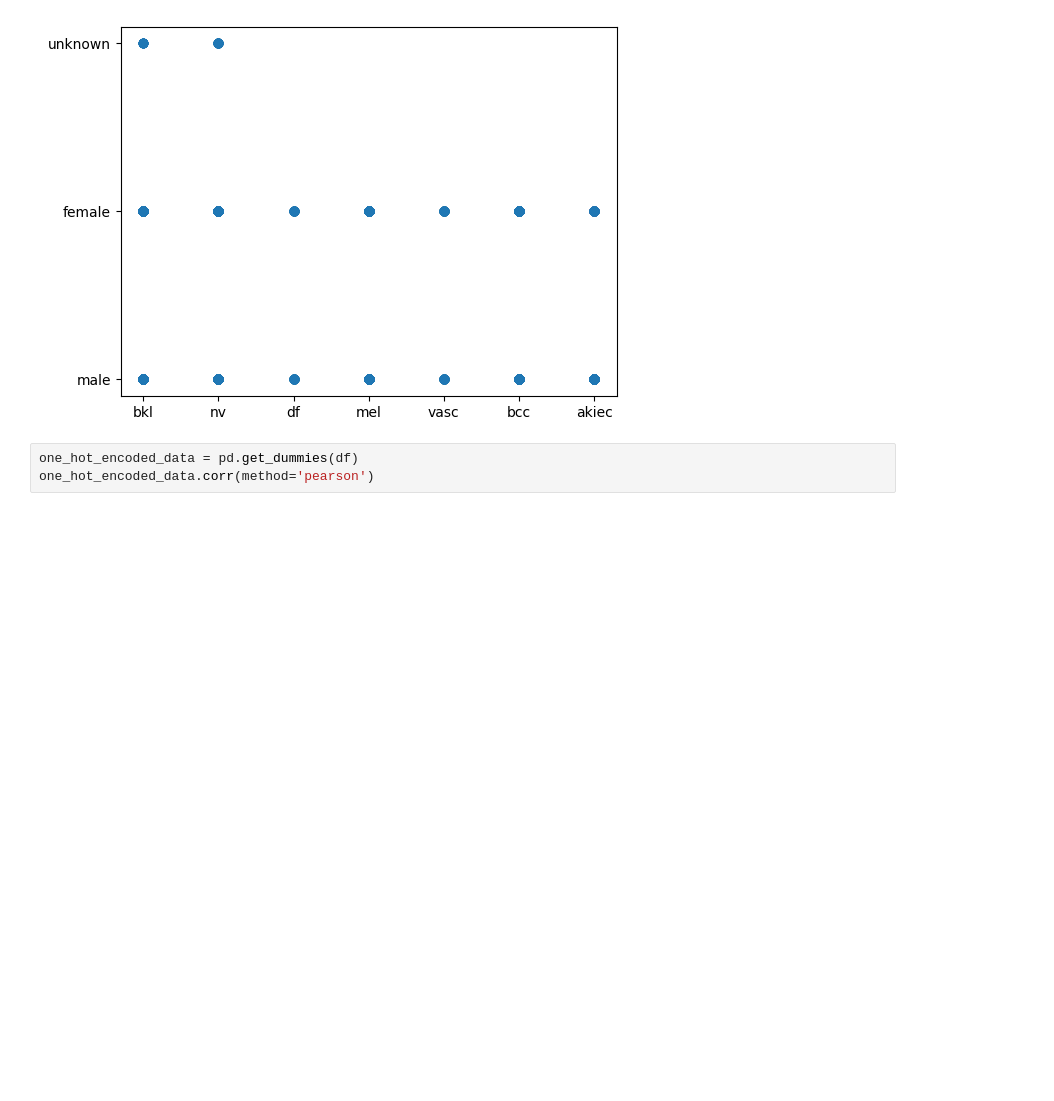
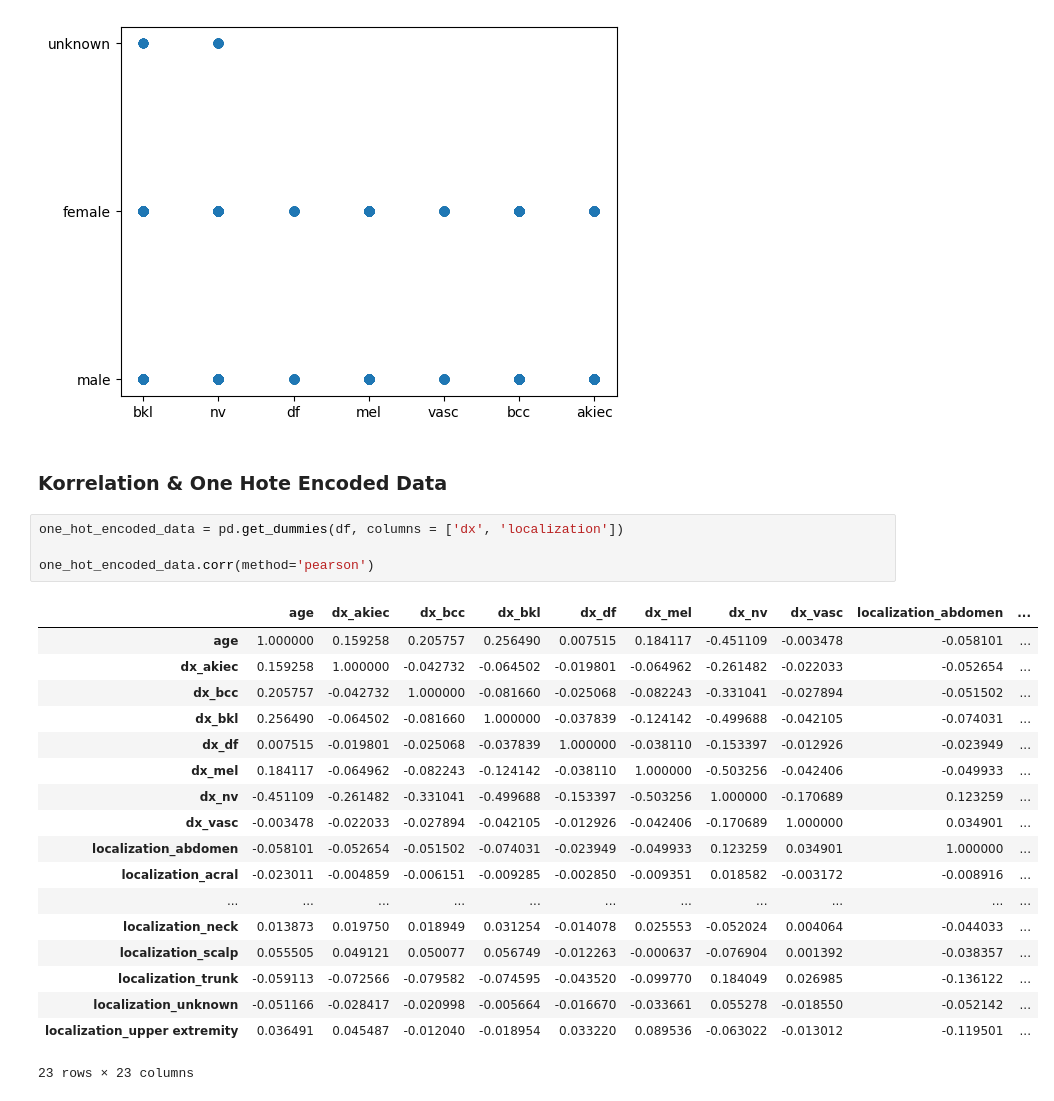
Before and after one commit to Check-Your-Skin/checkyourskin-ml_model, a Jupyter notebook: Colab_Test.ipynb, the cells around one changed output. Drawn from its saved outputs; the diff is of its cells as text; blank space fills up the shorter version.

```diff
--- a/Colab_Test.ipynb
+++ b/Colab_Test.ipynb
@@ -170,6 +160,28 @@ plt.scatter(df['dx'], df['sex'])
 # %% [output]
 <matplotlib.collections.PathCollection at 0x...>
 [figure]
+# %% [markdown]
+### Korrelation & One Hote Encoded Data
 # %%
-one_hot_encoded_data = pd.get_dummies(df)
+one_hot_encoded_data = pd.get_dummies(df, columns = ['dx', 'localization'])
+
 one_hot_encoded_data.corr(method='pearson')
+# %% [output]
+|  | age | dx_akiec | dx_bcc | dx_bkl | dx_df | dx_mel | dx_nv | dx_vasc | localization_abdomen | ... |
+| age | 1.000000 | 0.159258 | 0.205757 | 0.256490 | 0.007515 | 0.184117 | -0.451109 | -0.003478 | -0.058101 | ... |
+| dx_akiec | 0.159258 | 1.000000 | -0.042732 | -0.064502 | -0.019801 | -0.064962 | -0.261482 | -0.022033 | -0.052654 | ... |
+| dx_bcc | 0.205757 | -0.042732 | 1.000000 | -0.081660 | -0.025068 | -0.082243 | -0.331041 | -0.027894 | -0.051502 | ... |
+| dx_bkl | 0.256490 | -0.064502 | -0.081660 | 1.000000 | -0.037839 | -0.124142 | -0.499688 | -0.042105 | -0.074031 | ... |
+| dx_df | 0.007515 | -0.019801 | -0.025068 | -0.037839 | 1.000000 | -0.038110 | -0.153397 | -0.012926 | -0.023949 | ... |
+| dx_mel | 0.184117 | -0.064962 | -0.082243 | -0.124142 | -0.038110 | 1.000000 | -0.503256 | -0.042406 | -0.049933 | ... |
+| dx_nv | -0.451109 | -0.261482 | -0.331041 | -0.499688 | -0.153397 | -0.503256 | 1.000000 | -0.170689 | 0.123259 | ... |
+| dx_vasc | -0.003478 | -0.022033 | -0.027894 | -0.042105 | -0.012926 | -0.042406 | -0.170689 | 1.000000 | 0.034901 | ... |
+| localization_abdomen | -0.058101 | -0.052654 | -0.051502 | -0.074031 | -0.023949 | -0.049933 | 0.123259 | 0.034901 | 1.000000 | ... |
+| localization_acral | -0.023011 | -0.004859 | -0.006151 | -0.009285 | -0.002850 | -0.009351 | 0.018582 | -0.003172 | -0.008916 | ... |
+| ... | ... | ... | ... | ... | ... | ... | ... | ... | ... | ... |
+| localization_neck | 0.013873 | 0.019750 | 0.018949 | 0.031254 | -0.014078 | 0.025553 | -0.052024 | 0.004064 | -0.044033 | ... |
+| localization_scalp | 0.055505 | 0.049121 | 0.050077 | 0.056749 | -0.012263 | -0.000637 | -0.076904 | 0.001392 | -0.038357 | ... |
+| localization_trunk | -0.059113 | -0.072566 | -0.079582 | -0.074595 | -0.043520 | -0.099770 | 0.184049 | 0.026985 | -0.136122 | ... |
+| localization_unknown | -0.051166 | -0.028417 | -0.020998 | -0.005664 | -0.016670 | -0.033661 | 0.055278 | -0.018550 | -0.052142 | ... |
+| localization_upper extremity | 0.036491 | 0.045487 | -0.012040 | -0.018954 | 0.033220 | 0.089536 | -0.063022 | -0.013012 | -0.119501 | ... |
+23 rows × 23 columns
```
Also changed, not shown: parts of 4 cells of this notebook.
